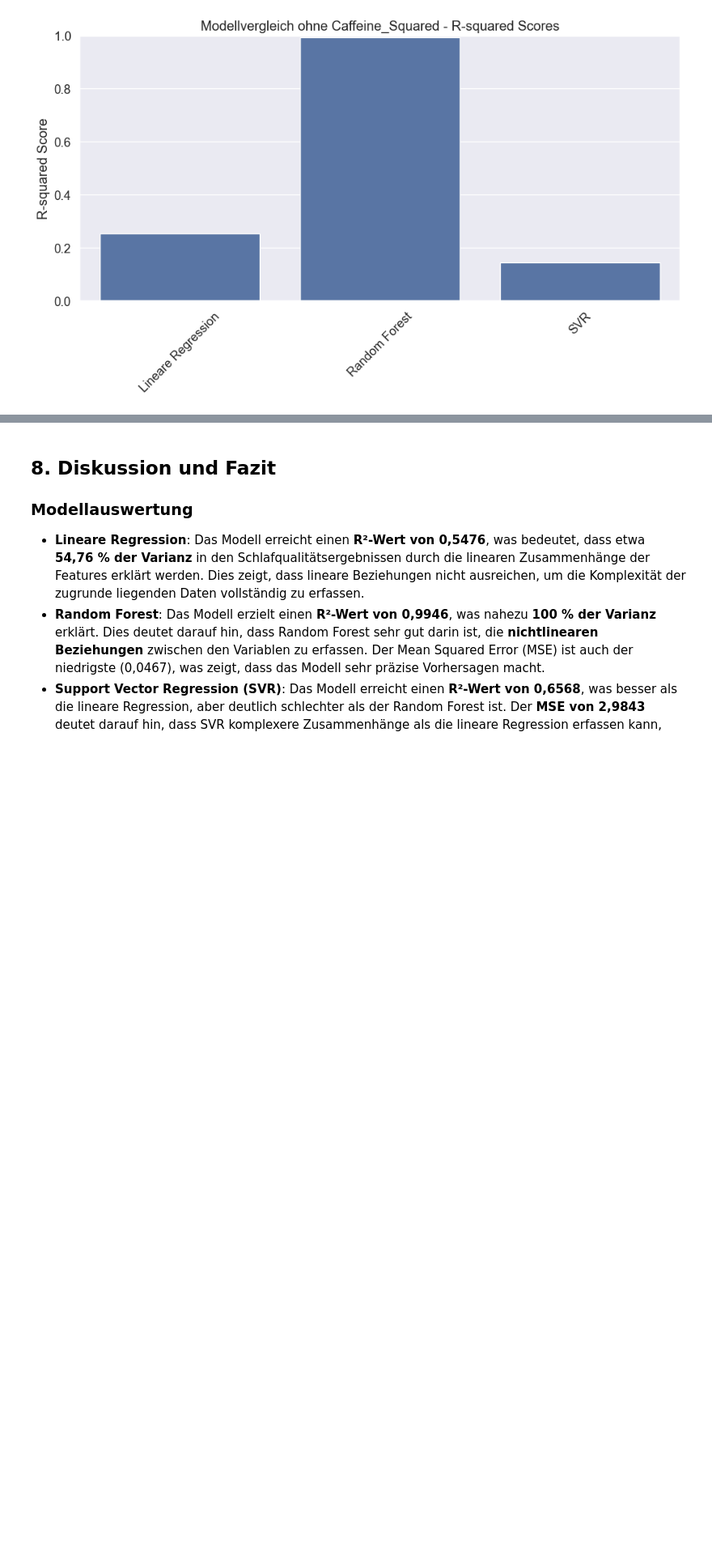
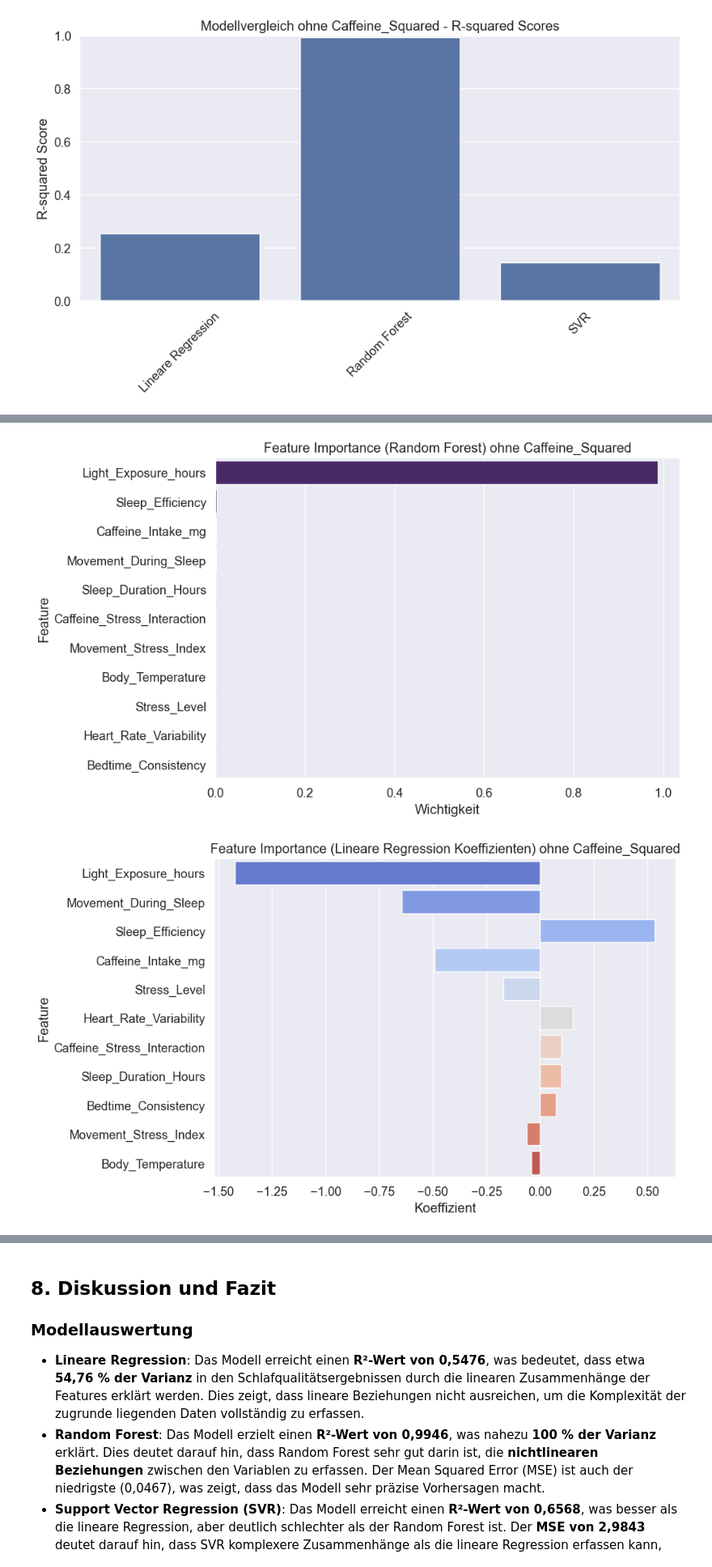
Before and after one commit to Gracing47/digethic_sleep_quality_project, a Jupyter notebook: notebooks/notebook_health_predict.ipynb, the cells around one changed output, grey strips where cells are left out. Shown at 81% size. Cells and saved outputs as stored; diff of their text form; code cells hidden in the pictures; blank space fills up the shorter version.

```diff
--- a/notebooks/notebook_health_predict.ipynb
+++ b/notebooks/notebook_health_predict.ipynb
@@ -463,0 +475,79 @@ SVR:
+# %%
+# Feature Importance für Random Forest ohne Caffeine_Squared
+rf_model_offscaled = models_offscaled['Random Forest']
+feature_importance_offscaled = pd.DataFrame({
+    'feature': X_offscaled.columns,
+    'importance': rf_model_offscaled.feature_importances_
+})
+feature_importance_offscaled = feature_importance_offscaled.sort_values('importance', ascending=False)
+
+plt.figure(figsize=(10, 6))
+sns.barplot(
+    x='importance',
+    y='feature',
+    data=feature_importance_offscaled,
+    hue='feature',           # 'feature' als hue zuweisen
+    palette='viridis'
+)
+plt.title('Feature Importance (Random Forest) ohne Caffeine_Squared')
+plt.xlabel('Wichtigkeit')
+plt.ylabel('Feature')
+plt.legend([], [], frameon=False)  # Legende entfernen
+plt.tight_layout()
+plt.show()
+
+# Feature Importance für Lineare Regression ohne Caffeine_Squared
+lr_model_offscaled = models_offscaled['Lineare Regression']
+coefficients_offscaled = pd.DataFrame({
+    'feature': X_offscaled.columns,
+    'coefficient': lr_model_offscaled.coef_
+})
+coefficients_offscaled['abs_coefficient'] = coefficients_offscaled['coefficient'].abs()
+coefficients_offscaled = coefficients_offscaled.sort_values('abs_coefficient', ascending=False)
+
+plt.figure(figsize=(10, 6))
+sns.barplot(
+    x='coefficient',
+    y='feature',
+    data=coefficients_offscaled,
+    hue='feature',           # 'feature' als hue zuweisen
+    palette='coolwarm'
+)
+plt.title('Feature Importance (Lineare Regression Koeffizienten) ohne Caffeine_Squared')
+plt.xlabel('Koeffizient')
+plt.ylabel('Feature')
+plt.legend([], [], frameon=False)  # Legende entfernen
+plt.tight_layout()
+plt.show()
+
+# Feature Importance für SVR ohne Caffeine_Squared mittels Permutation Importance
+from sklearn.inspection import permutation_importance
+
+svr_model_offscaled = models_offscaled['SVR']
+perm_importance_offscaled = permutation_importance(
+    svr_model_offscaled, X_test_offscaled, y_test_offscaled,
+    n_repeats=10, random_state=42, scoring='r2'
+)
+svr_feature_importance_offscaled = pd.DataFrame({
+    'feature': X_offscaled.columns,
+    'importance': perm_importance_offscaled.importances_mean
+})
+svr_feature_importance_offscaled = svr_feature_importance_offscaled.sort_values('importance', ascending=False)
+
+plt.figure(figsize=(10, 6))
+sns.barplot(
+    x='importance',
+    y='feature',
+    data=svr_feature_importance_offscaled,
+    hue='feature',           # 'feature' als hue zuweisen
+    palette='magma'
+)
+plt.title('Feature Importance (SVR - Permutation Importance) ohne Caffeine_Squared')
+plt.xlabel('Wichtigkeit (Mean Permutation Importance)')
+plt.ylabel('Feature')
+plt.legend([], [], frameon=False)  # Legende entfernen
+plt.tight_layout()
+plt.show()
+# %% [output]
+[figure, added]
+[figure, added]
```
Also changed, not shown: parts of 3 cells of this notebook.
